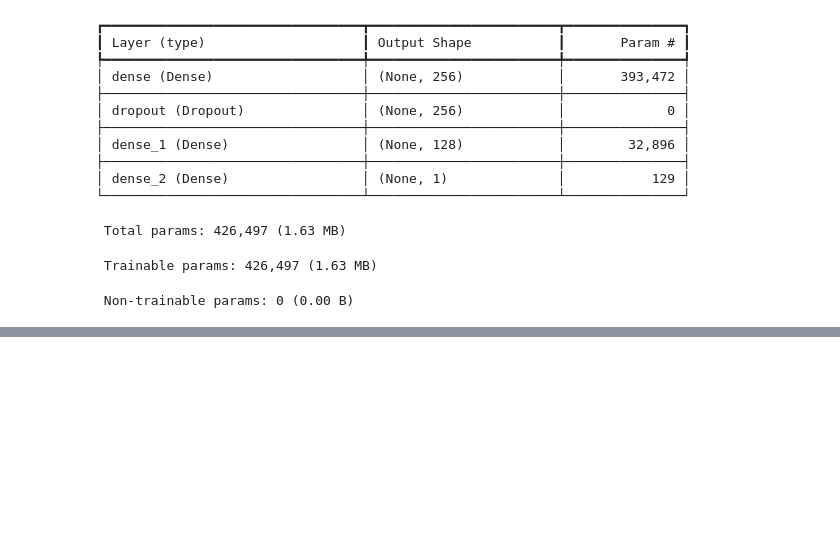
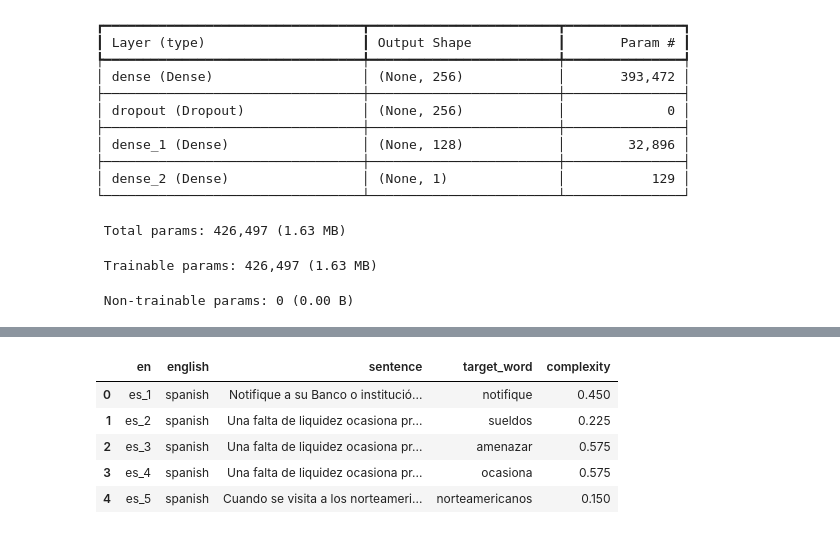
Before and after one commit to Fedee120/MLSP, a Jupyter notebook: utils/BETO.ipynb, the cells around one changed output, grey strips where cells are left out. Saved outputs shown, nothing was run; the diff lists cells and outputs as text; code cells hidden in the pictures; blank space fills up the shorter version.

```diff
--- a/utils/BETO.ipynb
+++ b/utils/BETO.ipynb
@@ -237,2 +244,20 @@ Test RMSE: 0.2471848428249359, Test MAE: 0.19494310021400452
 # %%
 model.save("modelos/Beto.keras")
+# %%
+import csv
+import re
+import pandas as pd
+
+input_file_path = '/home/spoturno/coding/MLSP_Data/Data/Trial/Spanish/multilex_trial_es_lcp.tsv'
+output_file_path = input_file_path.replace('.tsv', '_results.csv')
+
+df = pd.read_csv(input_file_path, delimiter='\t', header=None, names=['en', 'english', 'sentence', 'target_word', 'complexity'])
+
+df.head()
+# %% [output]
+|  | en | english | sentence | target_word | complexity |
+| 0 | es_1 | spanish | Notifique a su Banco o institució... | notifique | 0.450 |
+| 1 | es_2 | spanish | Una falta de liquidez ocasiona pr... | sueldos | 0.225 |
+| 2 | es_3 | spanish | Una falta de liquidez ocasiona pr... | amenazar | 0.575 |
+| 3 | es_4 | spanish | Una falta de liquidez ocasiona pr... | ocasiona | 0.575 |
+| 4 | es_5 | spanish | Cuando se visita a los norteameri... | norteamericanos | 0.150 |
```
Also changed, not shown: parts of 13 cells of this notebook, 4 other files.
